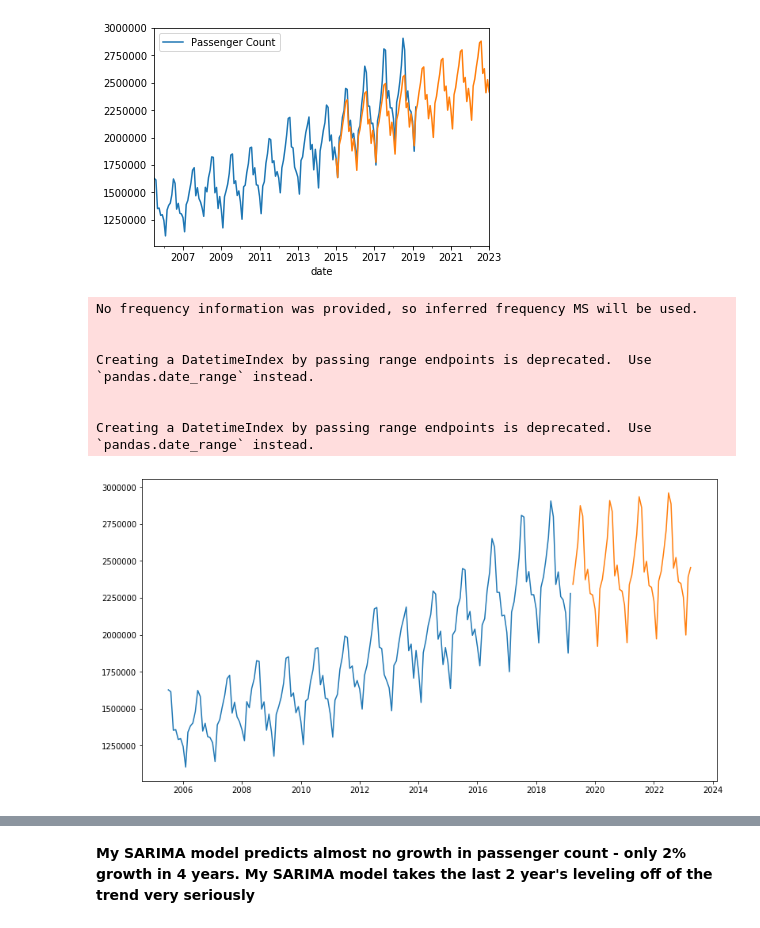
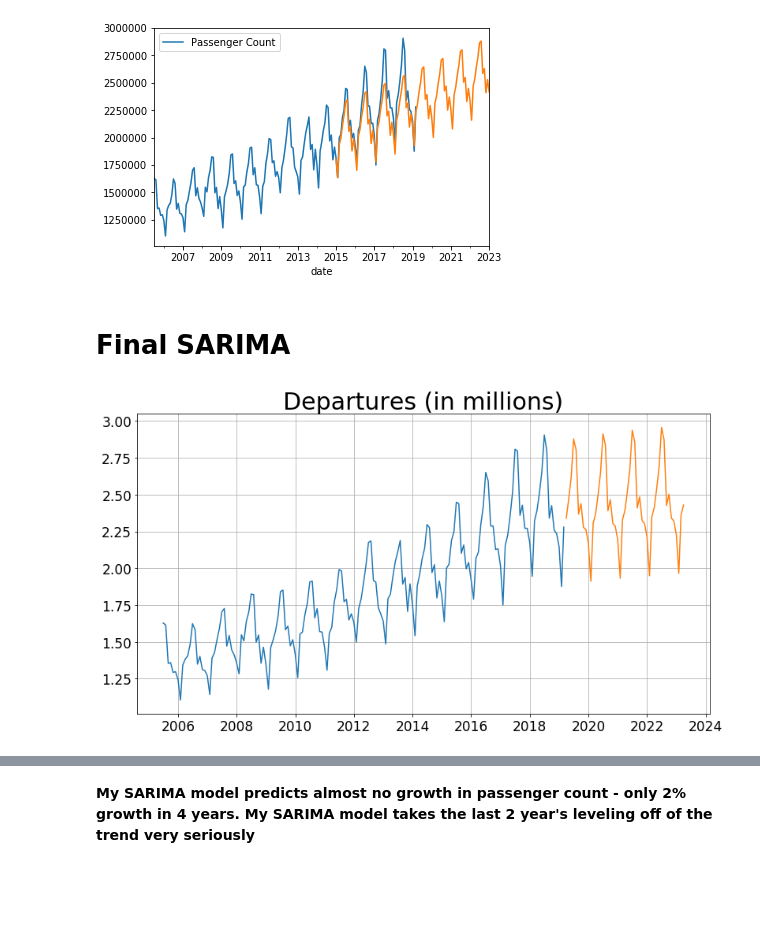
Before and after one commit to Alexandre987/SFO_Time_Series, a Jupyter notebook: Demand_Forecasting.ipynb, the cells around one changed output, grey strips where cells are left out. Saved outputs shown, nothing was run; the diff lists cells and outputs as text; code cells hidden in the pictures; blank space fills up the shorter version.

```diff
--- a/Demand_Forecasting.ipynb
+++ b/Demand_Forecasting.ipynb
@@ -554,24 +586,25 @@ test_sarima_prediction.plot()
 # %% [output]
 <matplotlib.axes._subplots.AxesSubplot at 0x...>
 [figure]
+# %% [markdown]
+# Final SARIMA
 # %%
 # NOTE: This final_sarima is tweaked from the ideal one above, because the ARIMA was projecting a declining
 # SFO attendance, probably due to the two most recent years of data that it erroneously extrapolates from
-final_sarima = SARIMAX(dp_airport, order=(1,1,2), seasonal_order=(0,1,2,12), trend='n',
+final_sarima = SARIMAX(dp_airport, order=(1,1,2), seasonal_order=(1,1,2,12), trend='n',
                        enforce_stationarity=False, enforce_invertibility=False).fit()
 
 final_sarima_prediction = final_sarima.predict(start=len(dp_airport), end=len(dp_airport)+48)
-# %% [output]
-No frequency information was provided, so inferred frequency MS will be used.
-
-
-Creating a DatetimeIndex by passing range endpoints is deprecated.  Use `pandas.date_range` instead.
-
-
-Creating a DatetimeIndex by passing range endpoints is deprecated.  Use `pandas.date_range` instead.
 # %%
 plt.figure(figsize=(13,7))
-plt.plot(dp_airport.index, dp_airport)
-plt.plot(final_sarima_prediction.index, final_sarima_prediction);
+plt.title('Departures (in millions)', fontsize=30)
+plt.xlabel('')
+plt.ylabel('')
+plt.xticks(fontsize=17)
+plt.yticks(fontsize=17)
+plt.grid(b=True)
+plt.plot(dp_airport.index, dp_airport / 1000000)
+plt.plot(final_sarima_prediction.index, final_sarima_prediction / 1000000)
+plt.savefig('img/sarima_projection.png', bbox_inches = 'tight');
 # %% [output]
-[figure, old version]
+[figure, new version]
```
Also changed, not shown: parts of 95 cells of this notebook.
